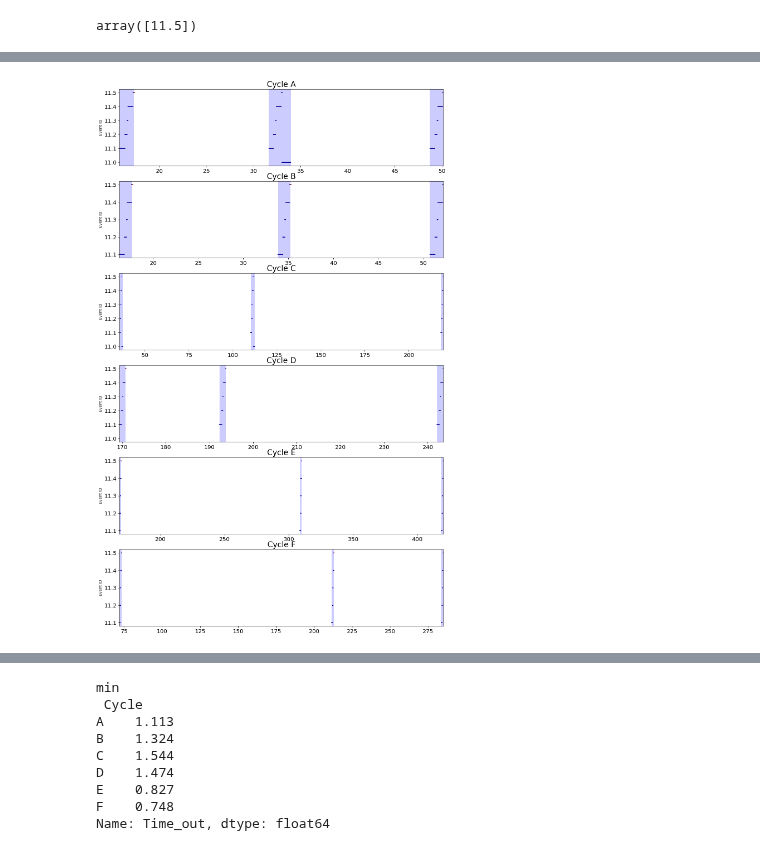
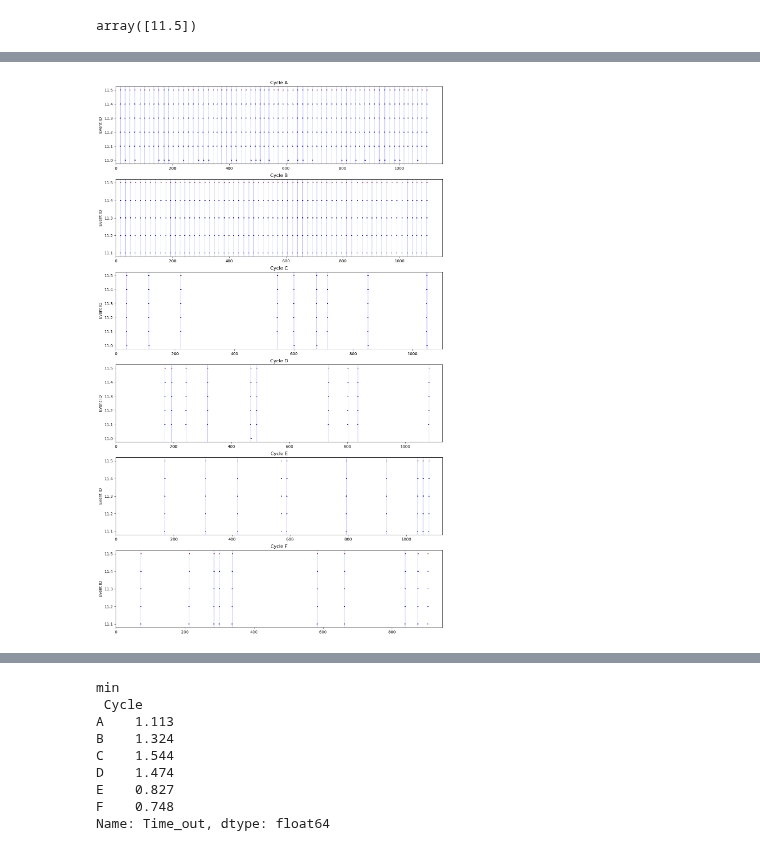
Before and after one commit to jonasbruhub/Analysis-of-Production-flow-systems-with-focus-on-industry, a Jupyter notebook: Simulations and code/Multiple Cycle Data exploration V2.ipynb, the cells around one changed output, grey strips where cells are left out. Saved outputs shown, nothing was run; the diff lists cells and outputs as text; code cells hidden in the pictures.

```diff
--- a/Simulations and code/Multiple Cycle Data exploration V2.ipynb
+++ b/Simulations and code/Multiple Cycle Data exploration V2.ipynb
@@ -181,30 +213,31 @@ for s in range(0, l.shape[0]-1, 2):
 # %%
 fig, axs = plt.subplots(6, 1, figsize=(15, 25))
 for idx, c in enumerate(sim_base.Cycle.unique()):
     x = sim_base[
         (sim_base.Cycle == c) &
         (sim_base.BatchID == 0)
         # (sim_base.CleaningID != 0)
         ]
 
     axs.flat[idx].scatter(x.Time_out, x.EventFrameID_Reference.abs(), c = x.CleaningID == 0, s = 0.5, cmap = "jet")
     axs.flat[idx].title.set_text(f"Cycle {c}")
 
 
     x2 = sim_base[
         (sim_base.Cycle == c) &
         (sim_base.BatchID == 0) &
         (sim_base.CleaningID != 0)
         ]
     l = x2.groupby(["CleaningID"]).Time_out.apply(np.array).apply(lambda t : [t[0], t[-1]]).values
     # l = np.concatenate([ np.array([x2.Time_out.min()]), l ])
 
     for s in l:
         axs.flat[idx].axvspan(s[0], s[1], facecolor='b', alpha=0.2)
 
     axs.flat[idx].set_yticks(x.EventFrameID_Reference.abs().unique())
     axs.flat[idx].set_ylabel("Event ID")
+    axs.flat[idx].set_xlim(left=0)
 
 # Yellow is if cleaning ID == 0.  =>  Der er også flushing hvis
 # %% [output]
-[figure, old version]
+[figure, new version]
```
Also changed, not shown: parts of 22 cells of this notebook, 20 other files.
